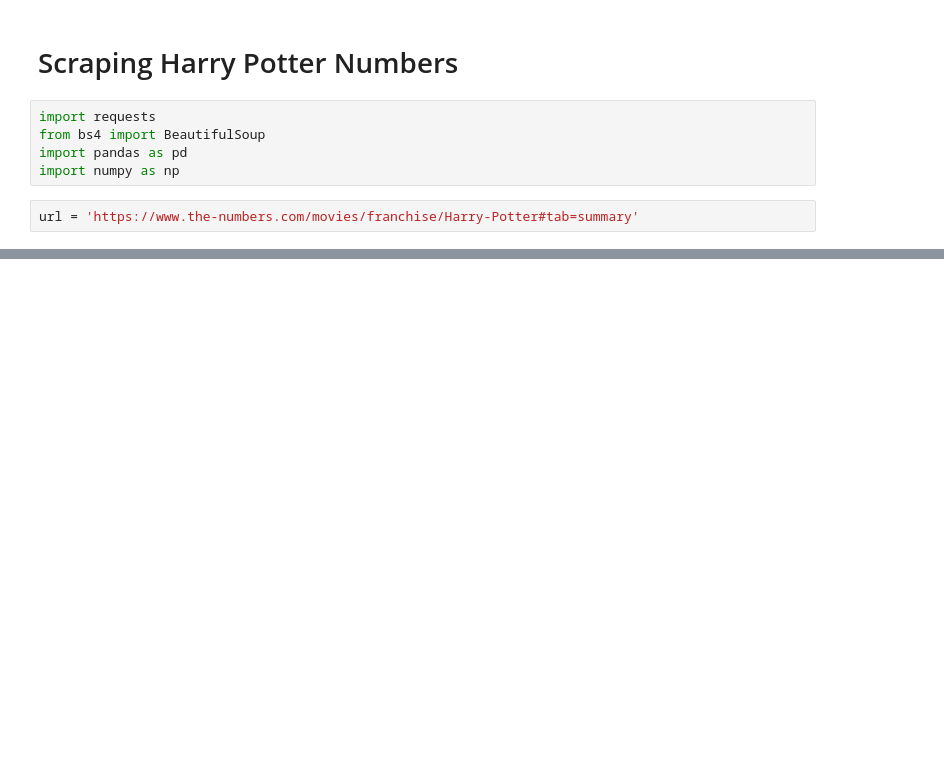
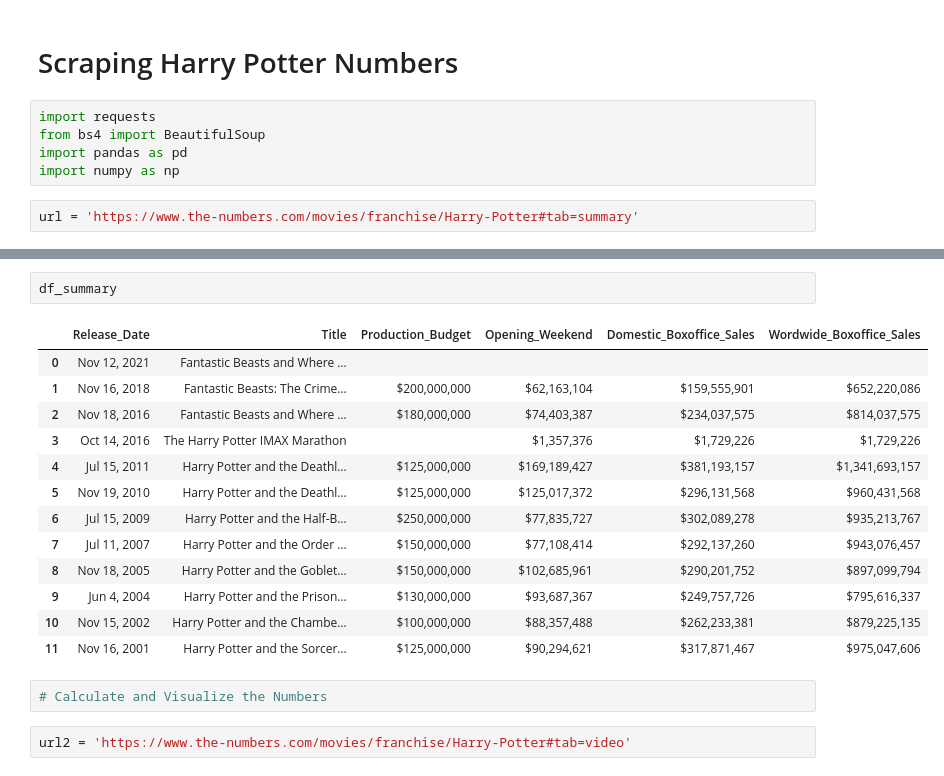
Before and after one commit to ta-data-bcn/Project-Week-3-Data-Thieves, a Jupyter notebook: your-project/Vicky's work/Harry Potter Data Webscraping.ipynb, the cells around one changed output, grey strips where cells are left out. Drawn from its saved outputs; the diff is of its cells as text; blank space fills up the shorter version.

```diff
--- a/your-project/Vicky's work/Harry Potter Data Webscraping.ipynb
+++ b/your-project/Vicky's work/Harry Potter Data Webscraping.ipynb
@@ -50,0 +96,20 @@ print(production_budget)
+# %%
+df_summary
+# %% [output]
+|  | Release_Date | Title | Production_Budget | Opening_Weekend | Domestic_Boxoffice_Sales | Wordwide_Boxoffice_Sales |
+| 0 | Nov 12, 2021 | Fantastic Beasts and Where … |  |  |  |  |
+| 1 | Nov 16, 2018 | Fantastic Beasts: The Crime… | $200,000,000 | $62,163,104 | $159,555,901 | $652,220,086 |
+| 2 | Nov 18, 2016 | Fantastic Beasts and Where … | $180,000,000 | $74,403,387 | $234,037,575 | $814,037,575 |
+| 3 | Oct 14, 2016 | The Harry Potter IMAX Marathon |  | $1,357,376 | $1,729,226 | $1,729,226 |
+| 4 | Jul 15, 2011 | Harry Potter and the Deathl… | $125,000,000 | $169,189,427 | $381,193,157 | $1,341,693,157 |
+| 5 | Nov 19, 2010 | Harry Potter and the Deathl… | $125,000,000 | $125,017,372 | $296,131,568 | $960,431,568 |
+| 6 | Jul 15, 2009 | Harry Potter and the Half-B… | $250,000,000 | $77,835,727 | $302,089,278 | $935,213,767 |
+| 7 | Jul 11, 2007 | Harry Potter and the Order … | $150,000,000 | $77,108,414 | $292,137,260 | $943,076,457 |
+| 8 | Nov 18, 2005 | Harry Potter and the Goblet… | $150,000,000 | $102,685,961 | $290,201,752 | $897,099,794 |
+| 9 | Jun 4, 2004 | Harry Potter and the Prison… | $130,000,000 | $93,687,367 | $249,757,726 | $795,616,337 |
+| 10 | Nov 15, 2002 | Harry Potter and the Chambe… | $100,000,000 | $88,357,488 | $262,233,381 | $879,225,135 |
+| 11 | Nov 16, 2001 | Harry Potter and the Sorcer… | $125,000,000 | $90,294,621 | $317,871,467 | $975,047,606 |
+# %%
+# Calculate and Visualize the Numbers
+# %%
+url2 = 'https://www.the-numbers.com/movies/franchise/Harry-Potter#tab=video'
```
Also changed, not shown: parts of 16 cells of this notebook, 4 other files.
